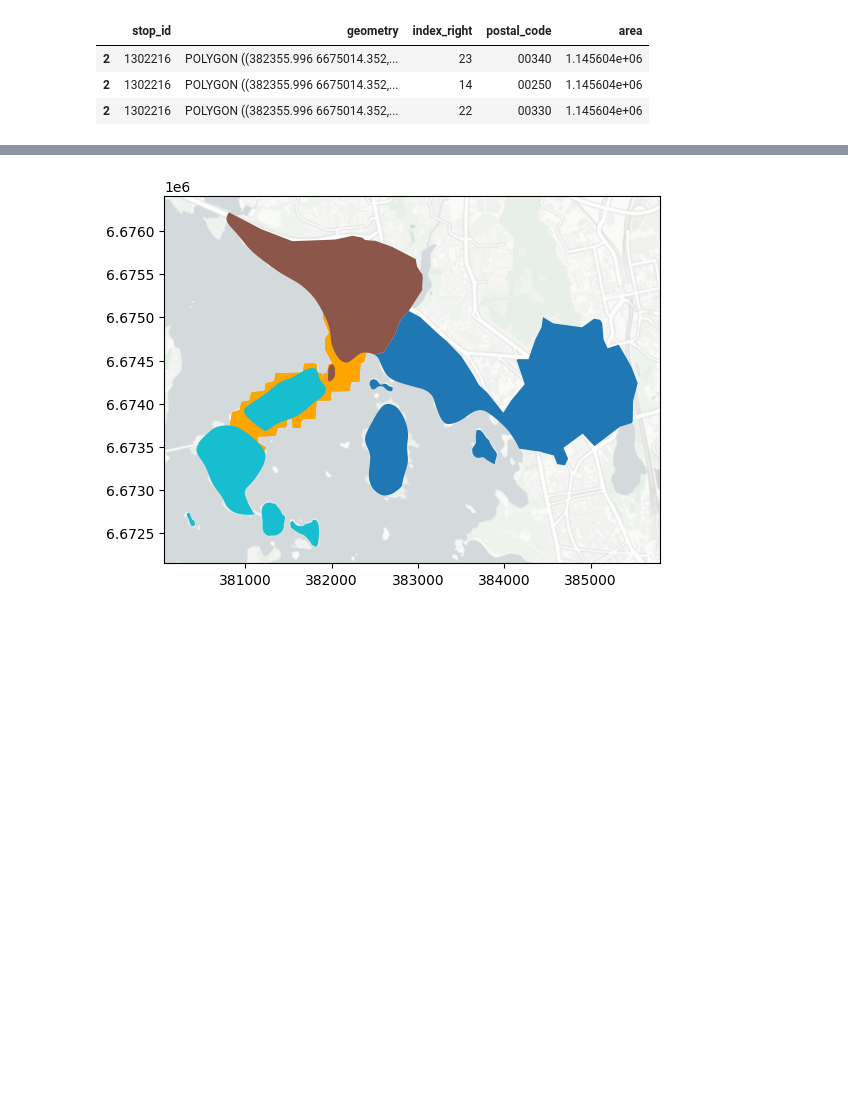
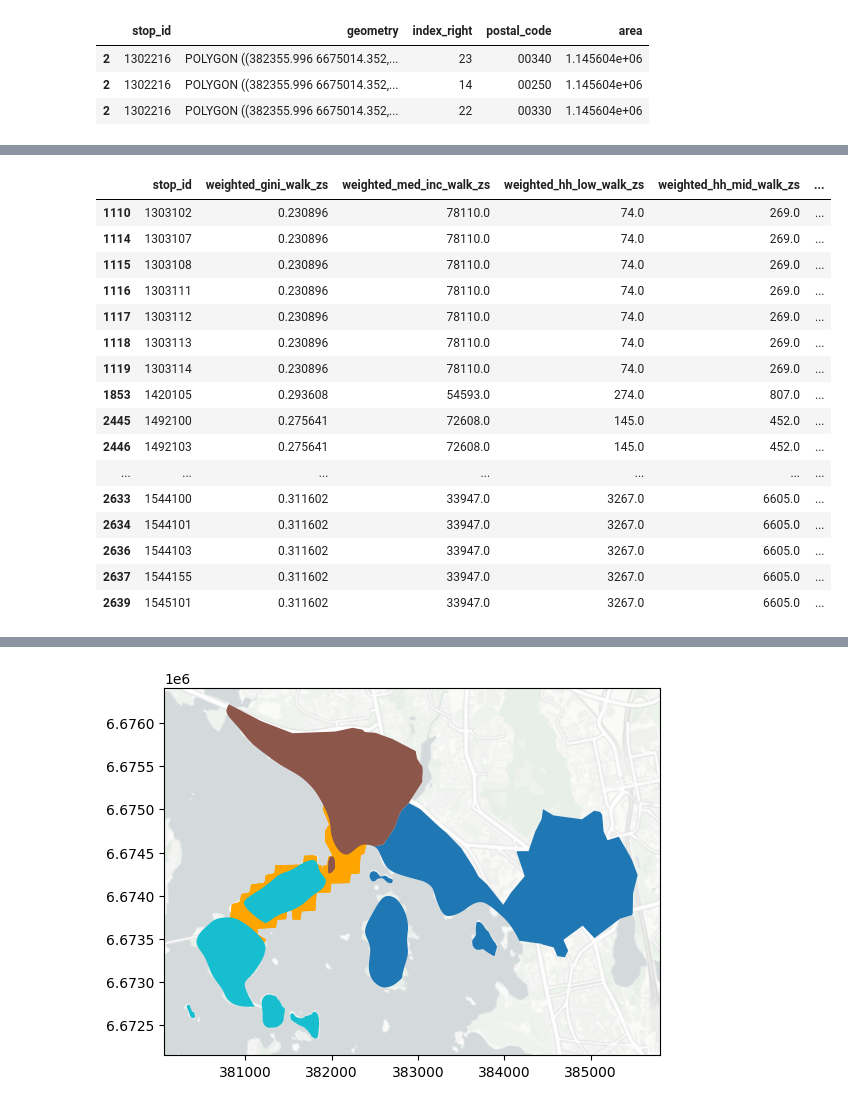
Before and after one commit to ANETILab/stop_accessibility, a Jupyter notebook: notebooks/apply_socioecon_indicators_to_stop_areas.ipynb, the cells around one changed output, grey strips where cells are left out. Cells and saved outputs as stored; diff of their text form; code cells hidden in the pictures; blank space fills up the shorter version.

```diff
--- a/notebooks/apply_socioecon_indicators_to_stop_areas.ipynb
+++ b/notebooks/apply_socioecon_indicators_to_stop_areas.ipynb
@@ -183,3 +154,7 @@ gini
 # %%
-result = aggregate_to_stop_area(mm, ["gini", "med_inc", "hh_low", "hh_mid", "hh_high"])
-result
+result_w = aggregate_to_stop_area(
+    mm, ["gini", "med_inc", "hh_low", "hh_mid", "hh_high"]
+)
+result_w.columns = [
+    f"weighted_{i}_walk" if i != "stop_id" else i for i in result_w.columns
+]
@@ -185,0 +177,22 @@ result
+# %%
+socioecon[result_w.columns].merge(result_w, on="stop_id", suffixes=["_zs", ""]).query(
+    "weighted_gini_walk == weighted_gini_walk_zs"
+)
+# %% [output]
+|  | stop_id | weighted_gini_walk_zs | weighted_med_inc_walk_zs | weighted_hh_low_walk_zs | weighted_hh_mid_walk_zs | ... |
+| 1110 | 1303102 | 0.230896 | 78110.0 | 74.0 | 269.0 | ... |
+| 1114 | 1303107 | 0.230896 | 78110.0 | 74.0 | 269.0 | ... |
+| 1115 | 1303108 | 0.230896 | 78110.0 | 74.0 | 269.0 | ... |
+| 1116 | 1303111 | 0.230896 | 78110.0 | 74.0 | 269.0 | ... |
+| 1117 | 1303112 | 0.230896 | 78110.0 | 74.0 | 269.0 | ... |
+| 1118 | 1303113 | 0.230896 | 78110.0 | 74.0 | 269.0 | ... |
+| 1119 | 1303114 | 0.230896 | 78110.0 | 74.0 | 269.0 | ... |
+| 1853 | 1420105 | 0.293608 | 54593.0 | 274.0 | 807.0 | ... |
+| 2445 | 1492100 | 0.275641 | 72608.0 | 145.0 | 452.0 | ... |
+| 2446 | 1492103 | 0.275641 | 72608.0 | 145.0 | 452.0 | ... |
+| ... | ... | ... | ... | ... | ... | ... |
+| 2633 | 1544100 | 0.311602 | 33947.0 | 3267.0 | 6605.0 | ... |
+| 2634 | 1544101 | 0.311602 | 33947.0 | 3267.0 | 6605.0 | ... |
+| 2636 | 1544103 | 0.311602 | 33947.0 | 3267.0 | 6605.0 | ... |
+| 2637 | 1544155 | 0.311602 | 33947.0 | 3267.0 | 6605.0 | ... |
+| 2639 | 1545101 | 0.311602 | 33947.0 | 3267.0 | 6605.0 | ... |
```
Also changed, not shown: parts of 12 cells of this notebook.
